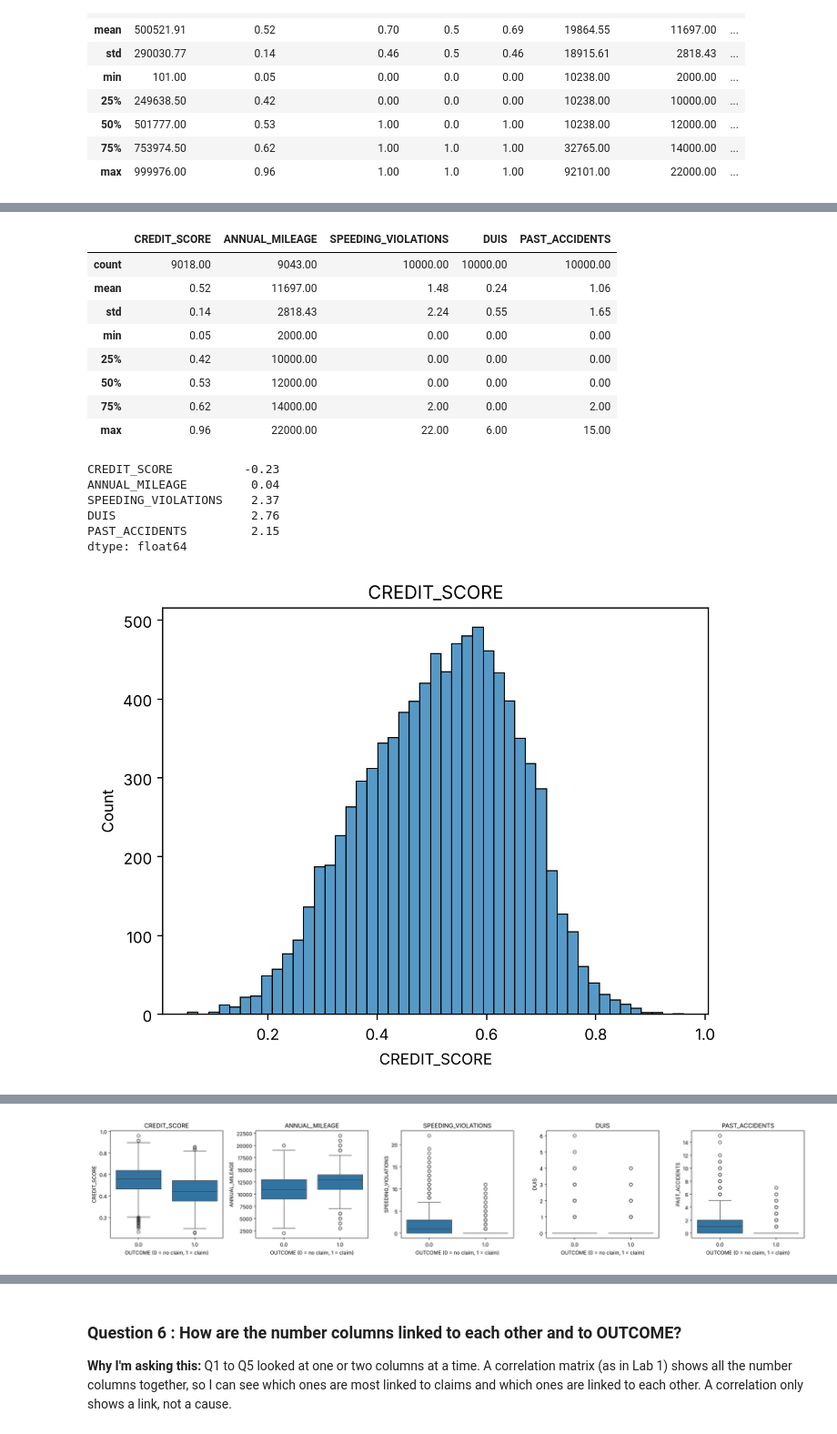
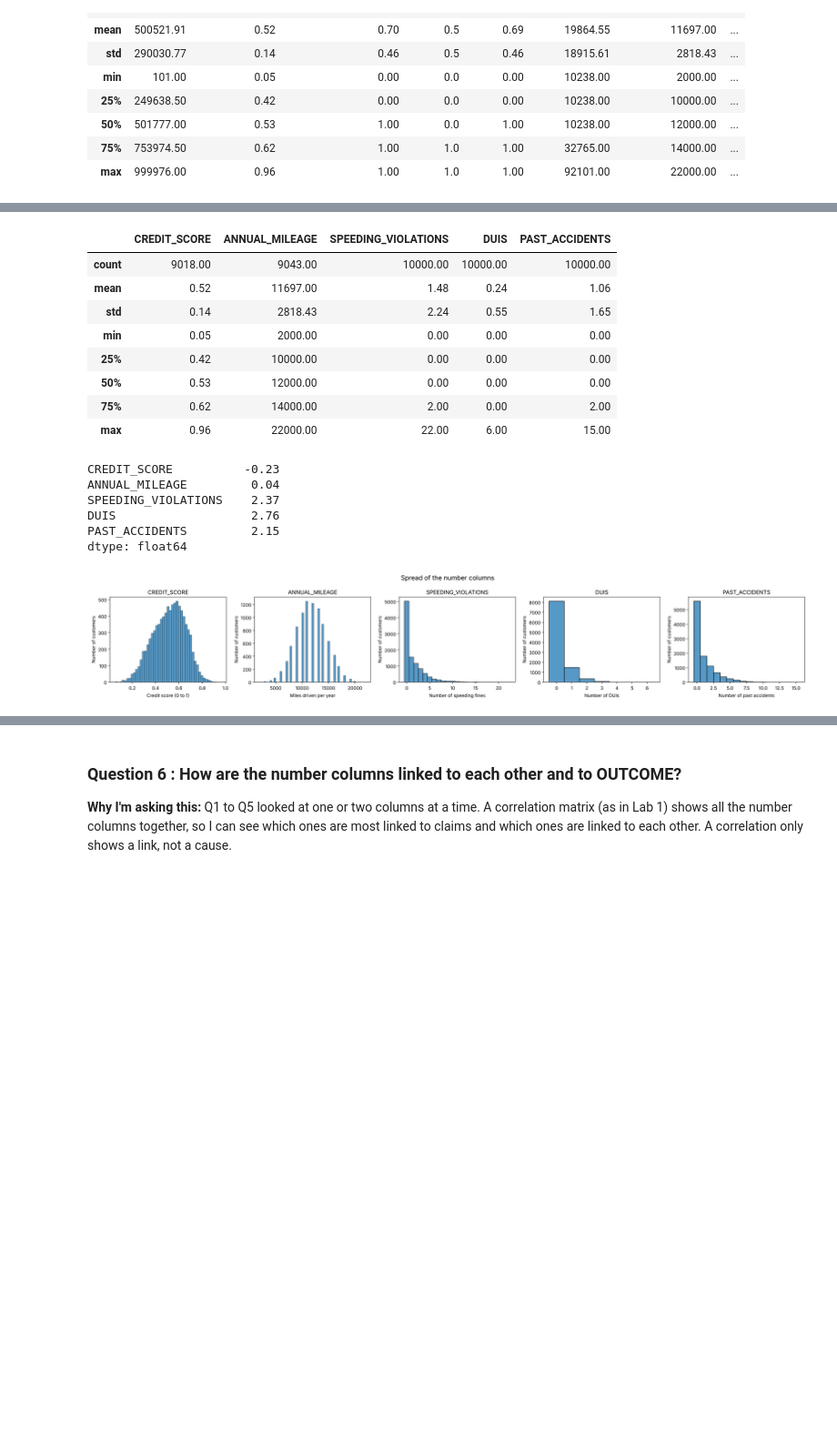
Before and after one commit to EronBaftjari/CA2_DataAnalytics, a Jupyter notebook: notebooks/T00253602_Baftjari_CA2_Notebook.ipynb, the cells around one changed output, grey strips where cells are left out. Shown at 91% size. Cells and saved outputs as stored; diff of their text form; code cells hidden in the pictures; blank space fills up the shorter version.

```diff
--- a/notebooks/T00253602_Baftjari_CA2_Notebook.ipynb
+++ b/notebooks/T00253602_Baftjari_CA2_Notebook.ipynb
@@ -351,45 +342,61 @@ The gap between males and females stays even when experience is the same apart f
 
 Skew shows me  if a column is even (close to 0) or lopsided (above 1). Lopsided means most customers have low values but a few have very high ones. In a lopsided column the average gets pulled up by those few high values, so the middle value (median) is a better choice for filling in missing values.
 # %%
-# The 5 columns that will hold numbers
+# The 5 columns that hold numbers
 number_columns = ["CREDIT_SCORE", "ANNUAL_MILEAGE", "SPEEDING_VIOLATIONS", "DUIS", "PAST_ACCIDENTS"]
+axis_labels = {"CREDIT_SCORE": "Credit score (0 to 1)", "ANNUAL_MILEAGE": "Miles driven per year",
+               "SPEEDING_VIOLATIONS": "Number of speeding fines", "DUIS": "Number of DUIs",
+               "PAST_ACCIDENTS": "Number of past accidents"}
 
 display(df[number_columns].describe().round(2))
 
 # Skew for each column (0 = even, above 1 = lopsided)
 display(df[number_columns].skew().round(2))
 
+# Histograms (Lecture 2). Count columns get one bar per whole number (discrete=True)
+fig, axes = plt.subplots(1, 5, figsize=(22, 4))
+for i in range(len(number_columns)):
+    column = number_columns[i]
+    if column in ["SPEEDING_VIOLATIONS", "DUIS", "PAST_ACCIDENTS"]:
+        sns.histplot(df[column], discrete=True, ax=axes[i])
+    else:
+        sns.histplot(df[column], ax=axes[i])
+    axes[i].set_title(column)
+    axes[i].set_xlabel(axis_labels[column])
+    axes[i].set_ylabel("Number of customers")
+fig.suptitle("Spread of the number columns", fontsize=14)
+plt.tight_layout()
+plt.show()
 
-for column in number_columns:
-    sns.histplot(df[column])
-    plt.title(column)
-    plt.show()
-
-# Box plots split by OUTCOME (as in Lecture 2): median, IQR and potential outliers
-fig, axes = plt.subplots(1, 5, figsize=(20, 4))
-for i in range(len(number_columns)):
-    sns.boxplot(x="OUTCOME", y=number_columns[i], data=df, ax=axes[i])
-    axes[i].set_title(number_columns[i])
-    axes[i].set_xlabel("OUTCOME (0 = no claim, 1 = claim)")
+# Box plots split by OUTCOME (Lecture 2: compare a number column across groups)
+# Only the two continuous columns - for the count columns most values are 0, so the box is flat
+fig, axes = plt.subplots(1, 2, figsize=(12, 4))
+for i in range(2):
+    column = number_columns[i]
+    sns.boxplot(x="OUTCOME", y=column, data=df, ax=axes[i])
+    axes[i].set_xticks([0, 1], ["No claim (0)", "Claim (1)"])
+    axes[i].set_xlabel("")
+    axes[i].set_ylabel(axis_labels[column])
+    axes[i].set_title(column + " for customers who did and didn't claim")
 plt.tight_layout()
 plt.show()
 
 # Median of each column for customers who did and didn't claim
-display(df.groupby("OUTCOME")[number_columns].median())
+display(df.groupby("OUTCOME")[["CREDIT_SCORE", "ANNUAL_MILEAGE"]].median())
 # %% [output]
 |  | CREDIT_SCORE | ANNUAL_MILEAGE | SPEEDING_VIOLATIONS | DUIS | PAST_ACCIDENTS |
 | count | 9018.00 | 9043.00 | 10000.00 | 10000.00 | 10000.00 |
 | mean | 0.52 | 11697.00 | 1.48 | 0.24 | 1.06 |
 | std | 0.14 | 2818.43 | 2.24 | 0.55 | 1.65 |
 | min | 0.05 | 2000.00 | 0.00 | 0.00 | 0.00 |
 | 25% | 0.42 | 10000.00 | 0.00 | 0.00 | 0.00 |
 | 50% | 0.53 | 12000.00 | 0.00 | 0.00 | 0.00 |
 | 75% | 0.62 | 14000.00 | 2.00 | 0.00 | 2.00 |
 | max | 0.96 | 22000.00 | 22.00 | 6.00 | 15.00 |
 CREDIT_SCORE          -0.23
 ANNUAL_MILEAGE         0.04
 SPEEDING_VIOLATIONS    2.37
 DUIS                   2.76
 PAST_ACCIDENTS         2.15
 dtype: float64
-[figure, old version]
+[figure, new version]
@@ -400 +403,0 @@ dtype: float64
-[figure, removed]
```
Also changed, not shown: parts of 35 cells of this notebook.
